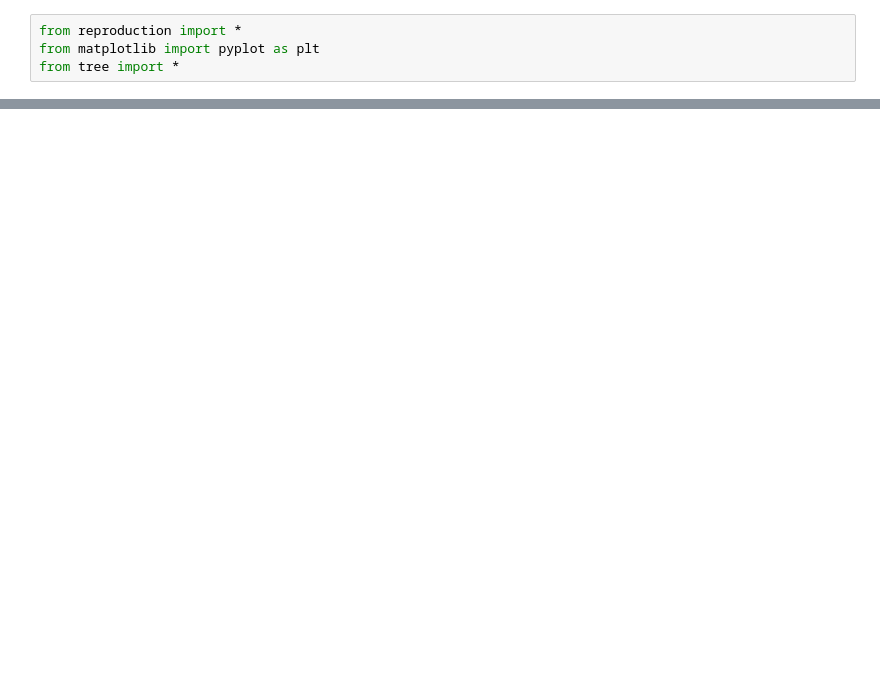
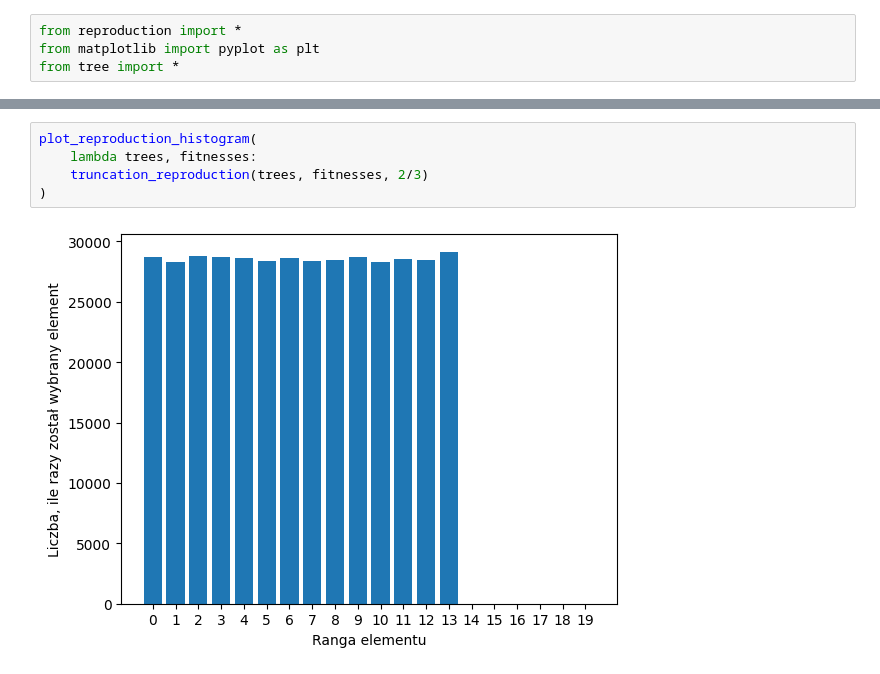
Before and after one commit to JakPro15/23Z-UMA-tree-evolution, a Jupyter notebook: manual_testing.ipynb, the cells around one changed output, grey strips where cells are left out. Cells and saved outputs as stored; diff of their text form; blank space fills up the shorter version.

```diff
--- a/manual_testing.ipynb
+++ b/manual_testing.ipynb
@@ -90,0 +78,7 @@ print(accuracy, std_dev, min_score, max_score)
+# %%
+plot_reproduction_histogram(
+    lambda trees, fitnesses:
+    truncation_reproduction(trees, fitnesses, 2/3)
+)
+# %% [output]
+[figure, added]
```
Also changed, not shown: parts of 15 cells of this notebook.
